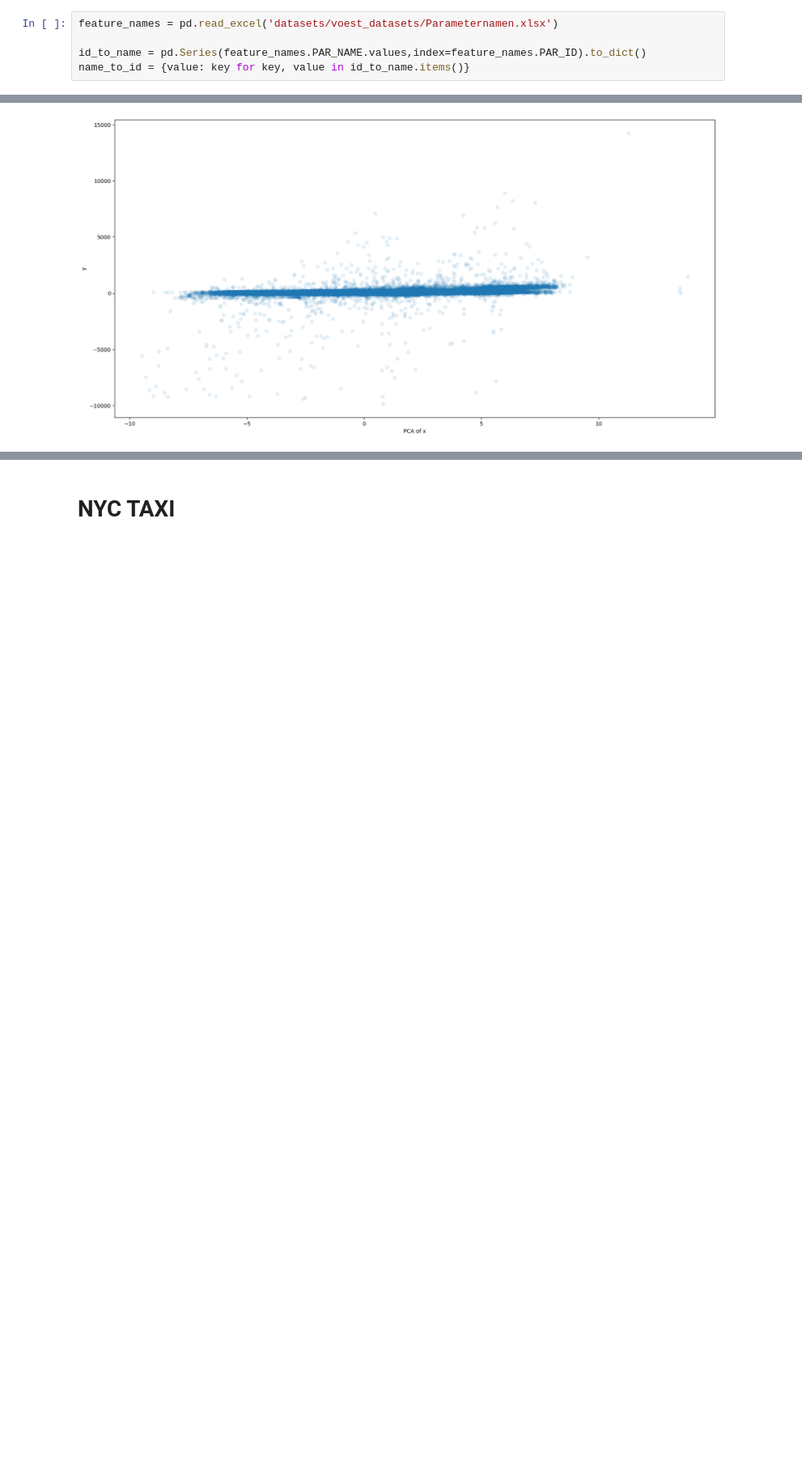
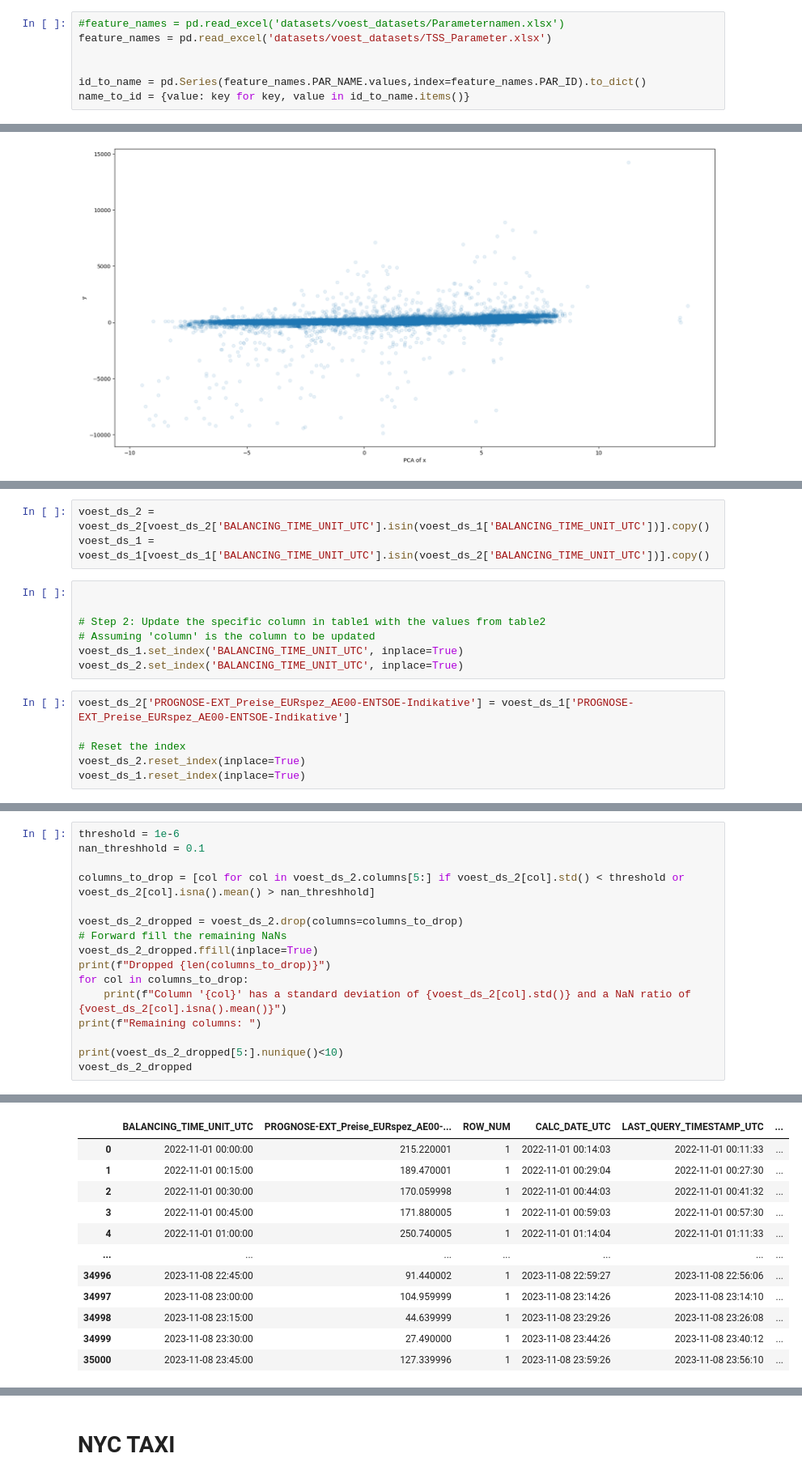
Before and after one commit to alexanderkrauck/uncertainty_prediction, a Jupyter notebook: notebooks/01_data_explore.ipynb, the cells around one changed output, grey strips where cells are left out. Shown at 81% size. Cells and saved outputs as stored; diff of their text form; blank space fills up the shorter version.

Commit message:
Added Datasets

```diff
--- a/notebooks/01_data_explore.ipynb
+++ b/notebooks/01_data_explore.ipynb
@@ -250,7 +250,9 @@ def move_column_to_first(df, column_name):
 # %% [markdown]
 For both below datasets the target is with column name 85 or with the name "PROGNOSE-EXT_Preise_EURspez_AE00-ENTSOE-Indikative"
 # %%
-feature_names = pd.read_excel('datasets/voest_datasets/Parameternamen.xlsx')
+#feature_names = pd.read_excel('datasets/voest_datasets/Parameternamen.xlsx')
+feature_names = pd.read_excel('datasets/voest_datasets/TSS_Parameter.xlsx')
+
 
 id_to_name = pd.Series(feature_names.PAR_NAME.values,index=feature_names.PAR_ID).to_dict()
 name_to_id = {value: key for key, value in id_to_name.items()}
@@ -557,0 +615,16 @@ plt.show()
+# %%
+voest_ds_2 = voest_ds_2[voest_ds_2['BALANCING_TIME_UNIT_UTC'].isin(voest_ds_1['BALANCING_TIME_UNIT_UTC'])].copy()
+voest_ds_1 = voest_ds_1[voest_ds_1['BALANCING_TIME_UNIT_UTC'].isin(voest_ds_2['BALANCING_TIME_UNIT_UTC'])].copy()
+# %%
+
+
+# Step 2: Update the specific column in table1 with the values from table2
+# Assuming 'column' is the column to be updated
+voest_ds_1.set_index('BALANCING_TIME_UNIT_UTC', inplace=True)
+voest_ds_2.set_index('BALANCING_TIME_UNIT_UTC', inplace=True)
+# %%
+voest_ds_2['PROGNOSE-EXT_Preise_EURspez_AE00-ENTSOE-Indikative'] = voest_ds_1['PROGNOSE-EXT_Preise_EURspez_AE00-ENTSOE-Indikative']
+
+# Reset the index
+voest_ds_2.reset_index(inplace=True)
+voest_ds_1.reset_index(inplace=True)
@@ -557,0 +647,17 @@ plt.show()
+# %%
+threshold = 1e-6
+nan_threshhold = 0.1
+
+columns_to_drop = [col for col in voest_ds_2.columns[5:] if voest_ds_2[col].std() < threshold or voest_ds_2[col].isna().mean() > nan_threshhold]
+
+voest_ds_2_dropped = voest_ds_2.drop(columns=columns_to_drop)
+# Forward fill the remaining NaNs
+voest_ds_2_dropped.ffill(inplace=True)
+print(f"Dropped {len(columns_to_drop)}")
+for col in columns_to_drop:
+    print(f"Column '{col}' has a standard deviation of {voest_ds_2[col].std()} and a NaN ratio of {voest_ds_2[col].isna().mean()}")
+print(f"Remaining columns: ")
+
+print(voest_ds_2_dropped[5:].nunique()<10)
+voest_ds_2_dropped
+# %% [output]
@@ -557,0 +681,12 @@ plt.show()
+|  | BALANCING_TIME_UNIT_UTC | PROGNOSE-EXT_Preise_EURspez_AE00-... | ROW_NUM | CALC_DATE_UTC | LAST_QUERY_TIMESTAMP_UTC | ... |
+| 0 | 2022-11-01 00:00:00 | 215.220001 | 1 | 2022-11-01 00:14:03 | 2022-11-01 00:11:33 | ... |
+| 1 | 2022-11-01 00:15:00 | 189.470001 | 1 | 2022-11-01 00:29:04 | 2022-11-01 00:27:30 | ... |
+| 2 | 2022-11-01 00:30:00 | 170.059998 | 1 | 2022-11-01 00:44:03 | 2022-11-01 00:41:32 | ... |
+| 3 | 2022-11-01 00:45:00 | 171.880005 | 1 | 2022-11-01 00:59:03 | 2022-11-01 00:57:30 | ... |
+| 4 | 2022-11-01 01:00:00 | 250.740005 | 1 | 2022-11-01 01:14:04 | 2022-11-01 01:11:33 | ... |
+| ... | ... | ... | ... | ... | ... | ... |
+| 34996 | 2023-11-08 22:45:00 | 91.440002 | 1 | 2023-11-08 22:59:27 | 2023-11-08 22:56:06 | ... |
+| 34997 | 2023-11-08 23:00:00 | 104.959999 | 1 | 2023-11-08 23:14:26 | 2023-11-08 23:14:10 | ... |
+| 34998 | 2023-11-08 23:15:00 | 44.639999 | 1 | 2023-11-08 23:29:26 | 2023-11-08 23:26:08 | ... |
+| 34999 | 2023-11-08 23:30:00 | 27.490000 | 1 | 2023-11-08 23:44:26 | 2023-11-08 23:40:12 | ... |
+| 35000 | 2023-11-08 23:45:00 | 127.339996 | 1 | 2023-11-08 23:59:26 | 2023-11-08 23:56:10 | ... |
```
Also changed, not shown: parts of 17 cells of this notebook, 2 other files.
